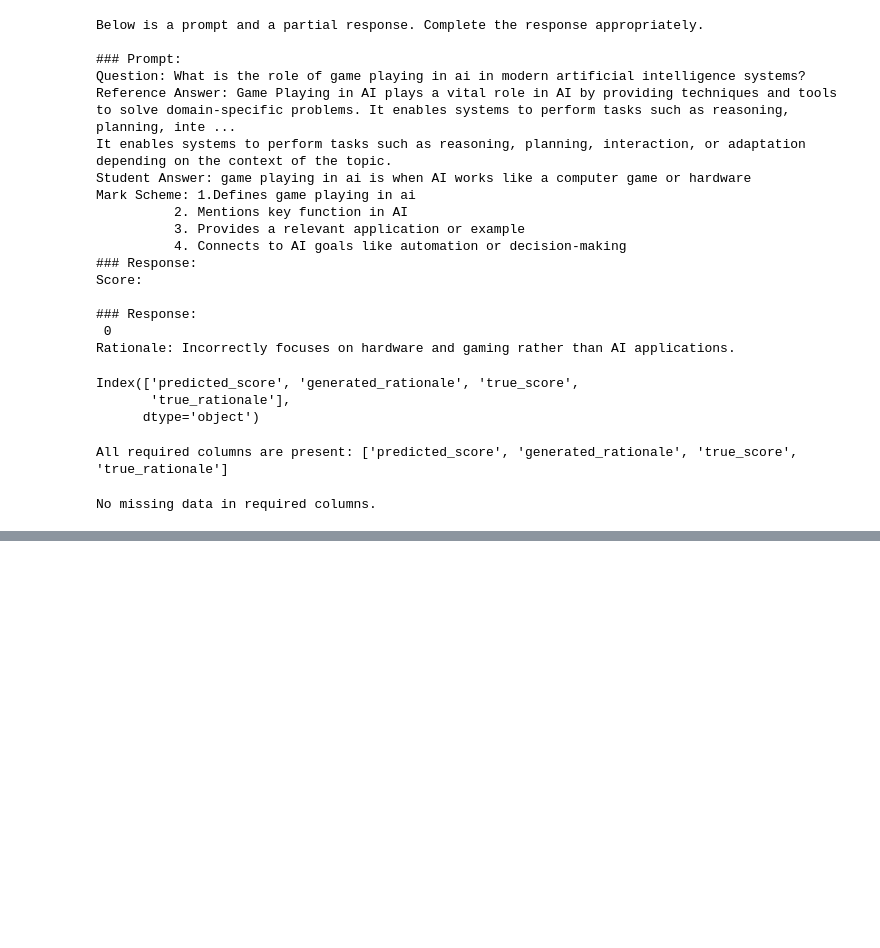
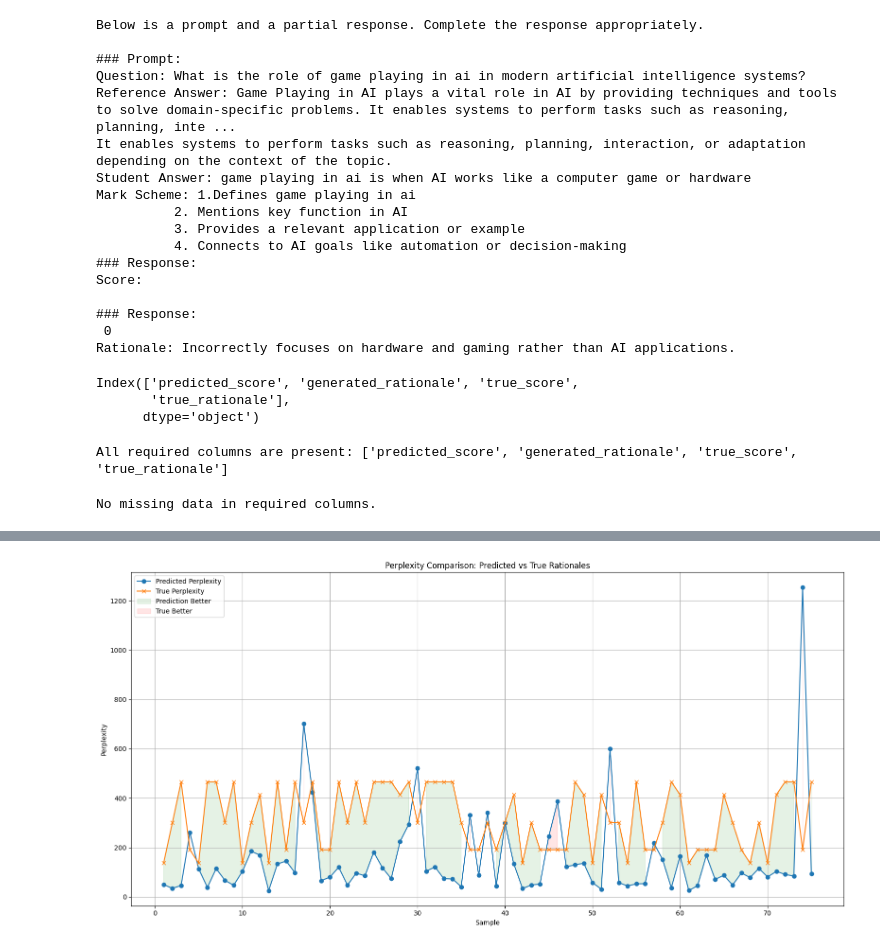
Before and after one commit to ehabsuliman/Essay-Grading-Transformer, a Jupyter notebook: Grading_clean.ipynb, the cells around one changed output, grey strips where cells are left out. Saved outputs shown, nothing was run; the diff lists cells and outputs as text; code cells hidden in the pictures; blank space fills up the shorter version.

```diff
--- a/Grading_clean.ipynb
+++ b/Grading_clean.ipynb
@@ -508,0 +599,7 @@ Number of valid rows after dropping missing data: 75
+# %%
+import json
+
+data = []
+with open("/content/test_data-v3.json", "r", encoding="utf-8") as f:
+    for line in f:
+        data.append(json.loads(line.strip()))
@@ -508,0 +731,13 @@ Number of valid rows after dropping missing data: 75
+# %%
+for i, sample in enumerate(data):
+    pred_text = sample["generated_rationale"]
+    true_text = sample["true_rationale"]
+
+    pred_perplexity = compute_perplexity(pred_text, model, tokenizer)
+    true_perplexity = compute_perplexity(true_text, model, tokenizer)
+
+    print(f"🔹 Sample {i+1}")
+    print(f"Pred Perplexity: {pred_perplexity:.2f}")
+    print(f"True Perplexity: {true_perplexity:.2f}")
+    print("✅ Prediction is better" if pred_perplexity < true_perplexity else "❌ True rationale is better")
+    print()
@@ -508,0 +762,47 @@ Number of valid rows after dropping missing data: 75
+# %%
+import matplotlib.pyplot as plt
+import pandas as pd
+
+# Define the data from the user message
+data = [
+    {"Sample": i + 1, "Pred": float(pred), "True": float(true), "Better": "Prediction" if better else "True"}
+    for i, (pred, true, better) in enumerate([
+        (49.78, 136.83, True), (34.42, 300.82, True), (46.11, 465.92, True), (260.74, 190.74, False),
+        (113.71, 136.83, True), (38.56, 465.92, True), (114.29, 465.92, True), (67.08, 300.82, True),
+        (46.85, 465.92, True), (103.28, 136.83, True), (184.78, 300.82, True), (168.98, 413.82, True),
+        (25.22, 136.83, True), (133.37, 465.92, True), (145.08, 190.74, True), (97.76, 465.92, True),
+        (702.27, 300.82, False), (423.08, 465.92, True), (65.87, 190.74, True), (80.07, 190.74, True),
+        (119.86, 465.92, True), (47.34, 300.82, True), (96.18, 465.92, True), (85.11, 300.82, True),
+        (180.86, 465.92, True), (117.63, 465.92, True), (73.69, 465.92, True), (223.25, 413.82, True),
+        (293.58, 465.92, True), (520.76, 300.82, False), (104.20, 465.92, True), (121.17, 465.92, True),
+        (74.23, 465.92, True), (72.74, 465.92, True), (40.92, 300.82, True), (331.10, 190.74, False),
+        (87.93, 190.74, True), (341.92, 300.82, False), (43.80, 190.74, True), (298.48, 300.82, True),
+        (134.41, 413.82, True), (33.63, 136.83, True), (47.90, 300.82, True), (52.18, 190.74, True),
+        (244.73, 190.74, False), (386.24, 190.74, False), (121.52, 190.74, True), (129.88, 465.92, True),
+        (136.22, 413.82, True), (57.14, 136.83, True), (31.35, 413.82, True), (600.66, 300.82, False),
+        (57.41, 300.82, True), (44.30, 136.83, True), (52.64, 465.92, True), (53.49, 190.74, True),
+        (217.90, 190.74, False), (151.46, 300.82, True), (36.71, 465.92, True), (165.23, 413.82, True),
+        (25.79, 136.83, True), (45.26, 190.74, True), (168.27, 190.74, True), (71.00, 190.74, True),
+        (87.15, 413.82, True), (47.80, 300.82, True), (96.63, 190.74, True), (78.29, 136.83, True),
+        (115.30, 300.82, True), (80.62, 136.83, True), (103.30, 413.82, True), (90.87, 465.92, True),
+        (84.00, 465.92, True), (1253.05, 190.74, False), (94.46, 465.92, True)
+    ])
+]
+
+df = pd.DataFrame(data)
+
+# Plot the data
+plt.figure(figsize=(16, 8))
+plt.plot(df["Sample"], df["Pred"], label="Predicted Perplexity", marker='o')
+plt.plot(df["Sample"], df["True"], label="True Perplexity", marker='x')
+plt.fill_between(df["Sample"], df["Pred"], df["True"], where=(df["Better"] == "Prediction"), color='green', alpha=0.1, label="Prediction Better")
+plt.fill_between(df["Sample"], df["Pred"], df["True"], where=(df["Better"] == "True"), color='red', alpha=0.1, label="True Better")
+plt.xlabel("Sample")
+plt.ylabel("Perplexity")
+plt.title("Perplexity Comparison: Predicted vs True Rationales")
+plt.legend()
+plt.grid(True)
+plt.tight_layout()
+plt.show()
+# %% [output]
+[figure, added]
```
Also changed, not shown: parts of 22 cells of this notebook.
